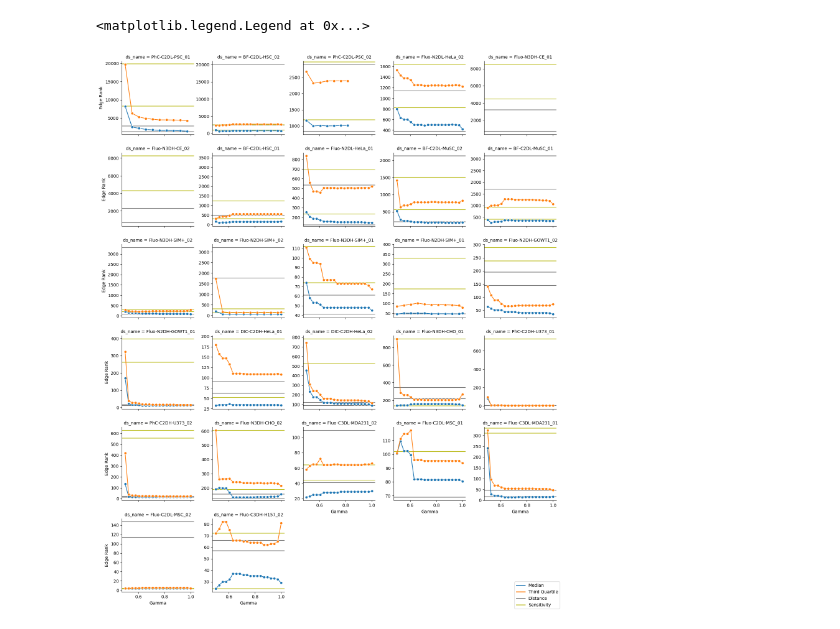
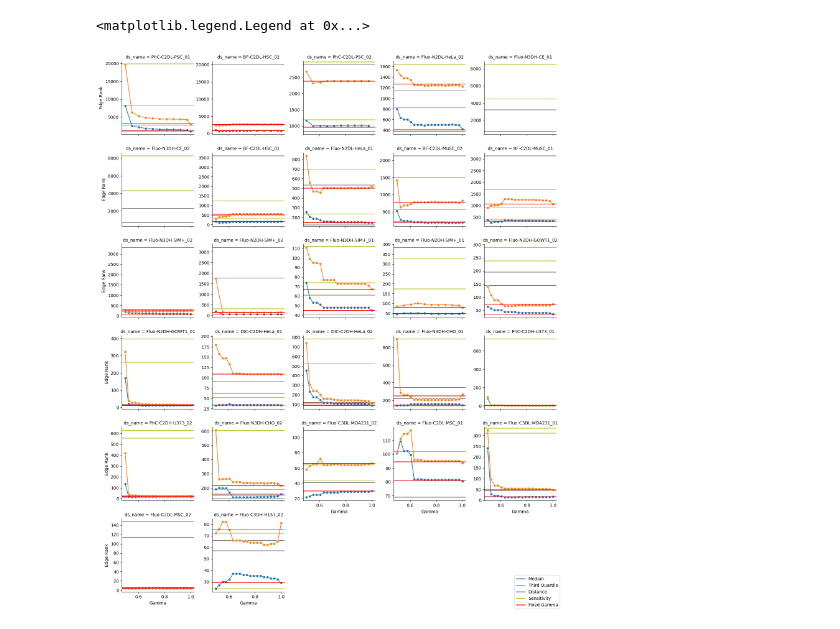
Before and after one commit to DragaDoncila/isbi25, a Jupyter notebook: explore_ucb.ipynb, the cells around one changed output. Drawn from its saved outputs; the diff is of its cells as text; code cells hidden in the pictures.

```diff
--- a/explore_ucb.ipynb
+++ b/explore_ucb.ipynb
@@ -59,3 +60,38 @@ per_feature_props
 | 24 | PhC-C2DL-PSC_02 | 0.014763 | 839 | 2896 | 0.020974 | ... |
 | 25 | Fluo-N3DH-CE_01 | 0.029668 | 706 | 3184 | 0.188133 | ... |
 | 26 | Fluo-N3DH-CE_02 | 0.030364 | 680 | 2302 | 0.192543 | ... |
+# %%
+# fixed gamma
+ds_names = []
+xs = []
+medians = []
+third_quartiles = []
+maxes = []
+fixed_root = '/home/ddon0001/PhD/experiments/ucb_ranking_fixed_gamma'
+for ds_of_interest in all_ds:
+    ds_out = os.path.join(fixed_root, ds_of_interest)
+    if not os.path.exists(ds_out):
+        continue
+    all_ucbs = os.listdir(ds_out)
+    ucb_dfs = {}
+    for ucb in all_ucbs:
+        ucb_val = float(ucb.rstrip('.csv').split('_')[-1])
+        ucb_dfs[ucb_val] = pd.read_csv(os.path.join(fixed_root, ds_of_interest, ucb))
+    sorted_keys = sorted(ucb_dfs.keys())
+    for key in sorted_keys:
+        df = ucb_dfs[key]
+        df['presented_rank'] = df['bandit_rank'].rank(method='dense')
+        incorrect = df[df['solution_incorrect'] == True]
+        xs.append(key)
+        medians.append(incorrect['presented_rank'].median())
+        third_quartiles.append(incorrect['presented_rank'].quantile(0.75))
+        maxes.append(incorrect['presented_rank'].max())
+        ds_names.append(ds_of_interest)
+
+fixed_gamma_df = pd.DataFrame({
+    'ds_name': ds_names,
+    'gamma': xs,
+    'median': medians,
+    'third_quartile': third_quartiles,
+    'max': maxes
+})
@@ -62,33 +118,38 @@ per_feature_props
 # %%
 from matplotlib.lines import Line2D
 import seaborn as sns
 
 melted = summary_df.melt(id_vars=['ds_name', 'gamma'], value_vars=['median', 'third_quartile', 'max'])
 melted_no_max = melted[melted['variable'] != 'max']
 
 grid = sns.FacetGrid(melted_no_max, col='ds_name', sharex=True, sharey=False, hue='variable', col_wrap=5, col_order=plot_order)
 grid.map_dataframe(sns.lineplot, x='gamma', y='value', marker='o')
 for i, ax in enumerate(grid.axes.flat):
     ds_name = plot_order[i]
     props = per_feature_props[per_feature_props['ds_name'] == ds_name]
+    fixed = fixed_gamma_df[fixed_gamma_df['ds_name'] == ds_name]
     ax.axhline(props['presented_rank_before_majority_dist'].values[0], color='tab:gray', zorder=0)
     ax.axhline(props['presented_rank_75_dist'].values[0], color='tab:gray', zorder=0)
     ax.axhline(props['presented_rank_before_majority_sens'].values[0], color='tab:olive', zorder=0)
     ax.axhline(props['presented_rank_75_sens'].values[0], color='tab:olive', zorder=0)
+    if fixed.shape[0] > 0:
+        ax.axhline(fixed['median'].values[0], color='red')
+        ax.axhline(fixed['third_quartile'].values[0], color='red')
 grid.set_xlabels('Gamma')
 grid.set_ylabels('Edge Rank')
 
 custom_lines = [
     Line2D([0], [0], color=sns.color_palette()[0], lw=2),
     Line2D([0], [0], color=sns.color_palette()[1], lw=2),
     Line2D([0], [0], color='tab:gray', lw=2),
     Line2D([0], [0], color='tab:olive', lw=2),
+    Line2D([0], [0], color='red', lw=2),
 
 
 ]
-grid.figure.legend(custom_lines, ['Median', 'Third Quartile', 'Distance', 'Sensitivity'], loc='lower right')
+grid.figure.legend(custom_lines, ['Median', 'Third Quartile', 'Distance', 'Sensitivity', 'Fixed Gamma'], loc='lower right')
 # %% [output]
 <matplotlib.legend.Legend at 0x...>
-[figure, old version]
+[figure, new version]
 # %%
 medians
```
Also changed, not shown: parts of 2 cells of this notebook, 2 other files.
